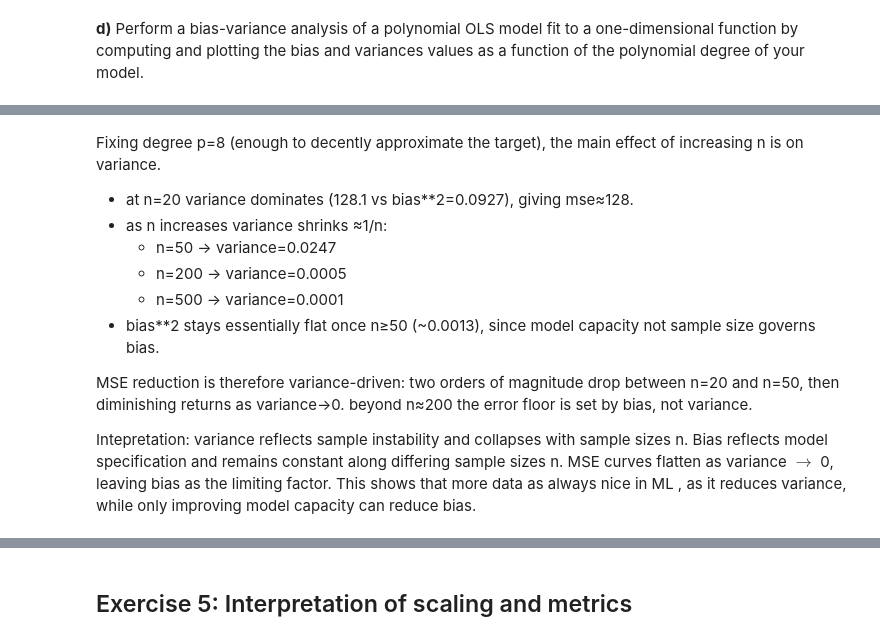
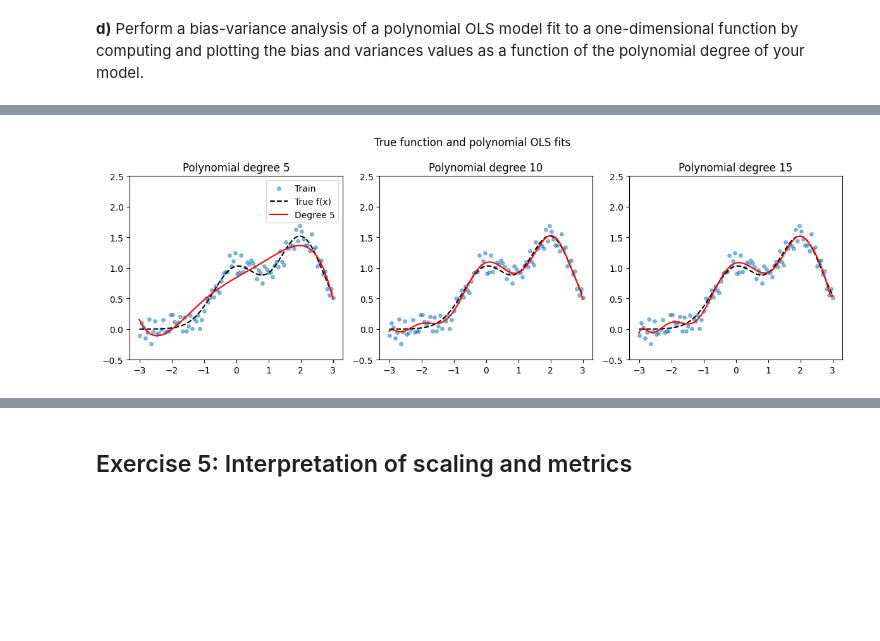
Before and after one commit to viktorbgulbrandsen/fysstk3155, a Jupyter notebook: uke38/exercises.ipynb, the cells around one changed output, grey strips where cells are left out. Cells and saved outputs as stored; diff of their text form; code cells hidden in the pictures; blank space fills up the shorter version.

```diff
--- a/uke38/exercises.ipynb
+++ b/uke38/exercises.ipynb
@@ -827,13 +525,44 @@ training size   bias**2     var       mse
-# %% [markdown]
-Fixing degree p=8 (enough to decently approximate the target), the main effect of increasing n is on variance.
-
-- at n=20 variance dominates (128.1 vs bias**2=0.0927), giving mse≈128.
-- as n increases variance shrinks ≈1/n:
-  - n=50 → variance=0.0247
-  - n=200 → variance=0.0005
-  - n=500 → variance=0.0001
-- bias**2 stays essentially flat once n≥50 (~0.0013), since model capacity not sample size governs bias.
-
-MSE reduction is therefore variance-driven: two orders of magnitude drop between n=20 and n=50, then diminishing returns as variance→0. beyond n≈200 the error floor is set by bias, not variance.
-
-Intepretation: variance reflects sample instability and collapses with sample sizes n. Bias reflects model specification and remains constant along differing sample sizes n. MSE curves flatten as variance $\to$ 0, leaving bias as the limiting factor. This shows that more data as always nice in ML , as it  reduces variance, while only improving model capacity can reduce bias.
+# %%
+import numpy as np
+import matplotlib.pyplot as plt
+from sklearn.preprocessing import PolynomialFeatures
+from sklearn.linear_model import LinearRegression
+
+np.random.seed(123)
+
+def f(x):
+    return np.exp(-(x**2)) + 1.5 * np.exp(-((x - 2) ** 2))
+
+n = 100
+x = np.linspace(-3, 3, n)
+y = f(x) + np.random.normal(0, 0.1, n)
+
+degrees = [5, 10, 15]
+x_plot = np.linspace(-3, 3, 400).reshape(-1, 1)
+y_true = f(x_plot.ravel())
+
+plt.figure(figsize=(12, 4))
+
+for i, d in enumerate(degrees, 1):
+    poly = PolynomialFeatures(d)
+    X = poly.fit_transform(x.reshape(-1, 1))
+    X_plot = poly.transform(x_plot)
+
+    model = LinearRegression()
+    model.fit(X, y)
+    y_pred = model.predict(X_plot)
+
+    plt.subplot(1, 3, i)
+    plt.scatter(x, y, s=15, alpha=0.5, label="Train")
+    plt.plot(x_plot, y_true, "k--", label="True f(x)")
+    plt.plot(x_plot, y_pred, "r", label=f"Degree {d}")
+    plt.title(f"Polynomial degree {d}")
+    plt.ylim(-0.5, 2.5)
+    if i == 1:
+        plt.legend()
+
+plt.suptitle("True function and polynomial OLS fits")
+plt.tight_layout()
+plt.show()
+# %% [output]
+[figure, added]
```
Also changed, not shown: parts of 27 cells of this notebook, 2 other files.
